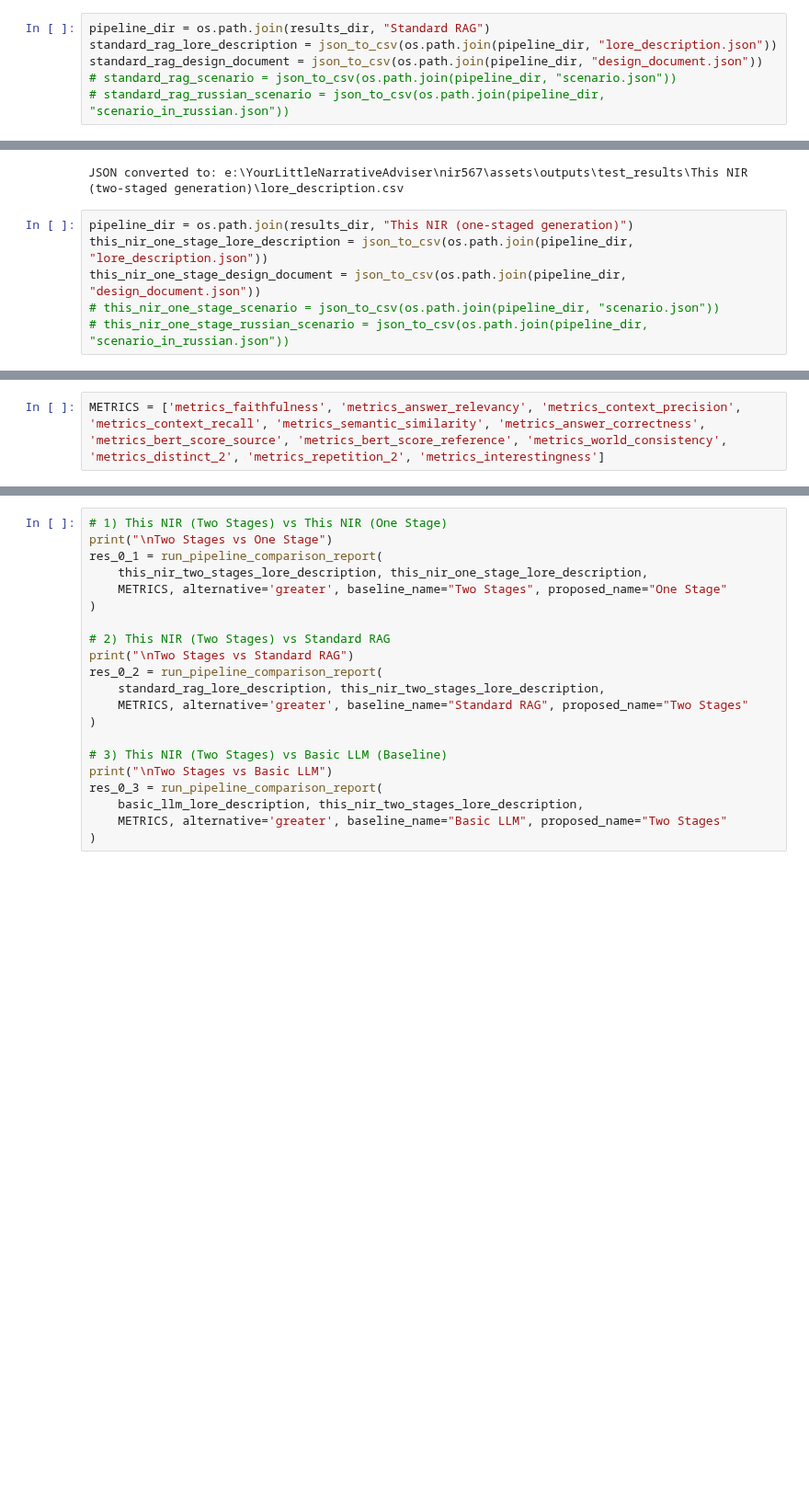
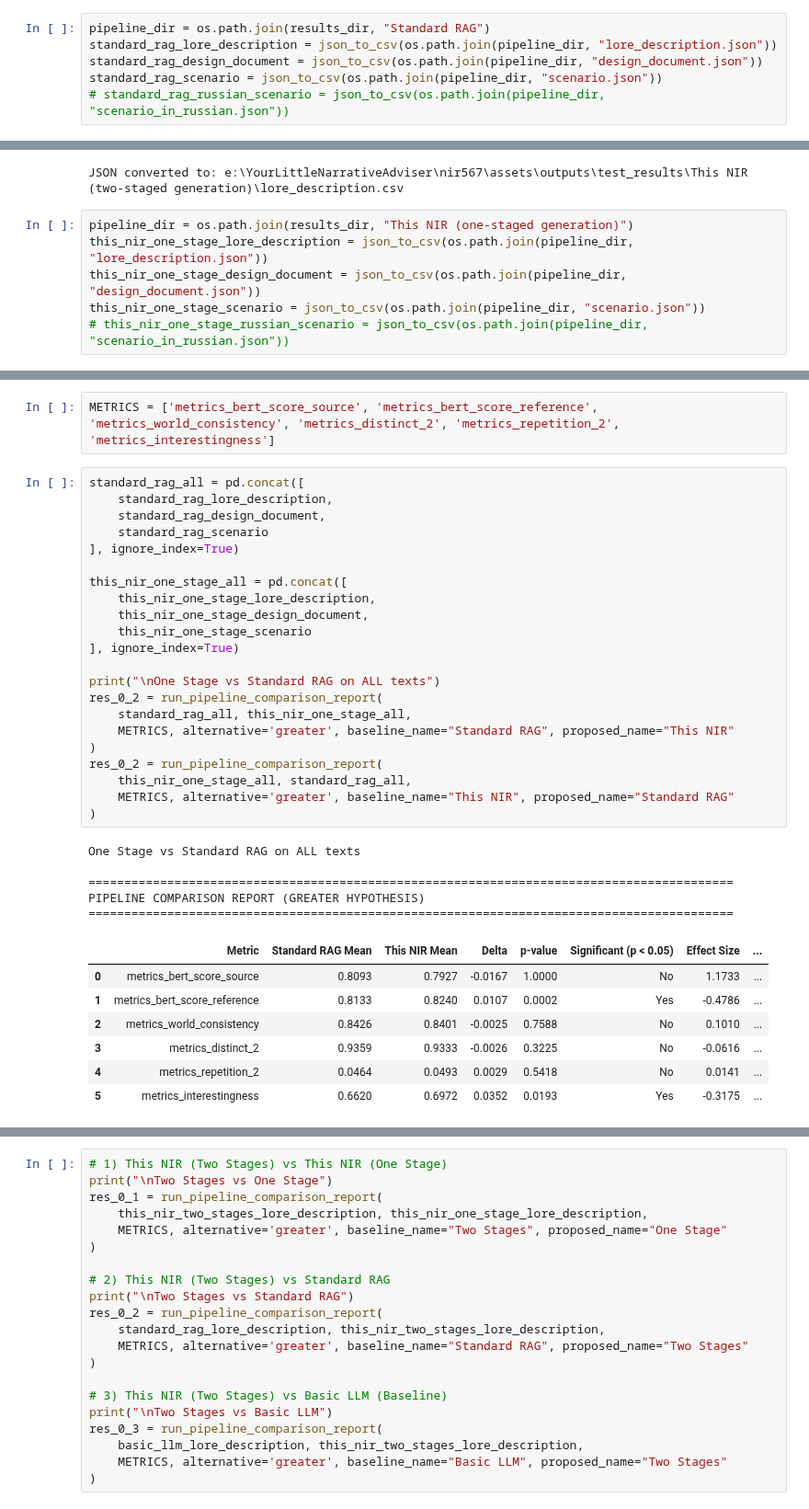
Before and after one commit to Alisazzzz/nir567, a Jupyter notebook: notebooks/testing_several_answer_pipelines.ipynb, the cells around one changed output, grey strips where cells are left out. Shown at 92% size. Drawn from its saved outputs; the diff is of its cells as text; blank space fills up the shorter version.

```diff
--- a/notebooks/testing_several_answer_pipelines.ipynb
+++ b/notebooks/testing_several_answer_pipelines.ipynb
@@ -986,7 +960,7 @@ JSON converted to: e:\YourLittleNarrativeAdviser\nir567\assets\outputs\test_resu
 pipeline_dir = os.path.join(results_dir, "Standard RAG")
 standard_rag_lore_description = json_to_csv(os.path.join(pipeline_dir, "lore_description.json"))
 standard_rag_design_document = json_to_csv(os.path.join(pipeline_dir, "design_document.json"))
-# standard_rag_scenario = json_to_csv(os.path.join(pipeline_dir, "scenario.json"))
+standard_rag_scenario = json_to_csv(os.path.join(pipeline_dir, "scenario.json"))
 # standard_rag_russian_scenario = json_to_csv(os.path.join(pipeline_dir, "scenario_in_russian.json"))
 # %% [output]
 JSON converted to: e:\YourLittleNarrativeAdviser\nir567\assets\outputs\test_results\Standard RAG\lore_description.csv
@@ -1002,7 +978,7 @@ JSON converted to: e:\YourLittleNarrativeAdviser\nir567\assets\outputs\test_resu
 pipeline_dir = os.path.join(results_dir, "This NIR (one-staged generation)")
 this_nir_one_stage_lore_description = json_to_csv(os.path.join(pipeline_dir, "lore_description.json"))
 this_nir_one_stage_design_document = json_to_csv(os.path.join(pipeline_dir, "design_document.json"))
-# this_nir_one_stage_scenario = json_to_csv(os.path.join(pipeline_dir, "scenario.json"))
+this_nir_one_stage_scenario = json_to_csv(os.path.join(pipeline_dir, "scenario.json"))
 # this_nir_one_stage_russian_scenario = json_to_csv(os.path.join(pipeline_dir, "scenario_in_russian.json"))
 # %% [output]
 JSON converted to: e:\YourLittleNarrativeAdviser\nir567\assets\outputs\test_results\This NIR (one-staged generation)\lore_description.csv
@@ -1009,2 +987,37 @@ JSON converted to: e:\YourLittleNarrativeAdviser\nir567\assets\outputs\test_resu
 # %%
-METRICS = ['metrics_faithfulness', 'metrics_answer_relevancy', 'metrics_context_precision', 'metrics_context_recall', 'metrics_semantic_similarity', 'metrics_answer_correctness', 'metrics_bert_score_source', 'metrics_bert_score_reference', 'metrics_world_consistency', 'metrics_distinct_2', 'metrics_repetition_2', 'metrics_interestingness']
+METRICS = ['metrics_bert_score_source', 'metrics_bert_score_reference', 'metrics_world_consistency', 'metrics_distinct_2', 'metrics_repetition_2', 'metrics_interestingness']
+# %%
+standard_rag_all = pd.concat([
+    standard_rag_lore_description,
+    standard_rag_design_document,
+    standard_rag_scenario
+], ignore_index=True)
+
+this_nir_one_stage_all = pd.concat([
+    this_nir_one_stage_lore_description,
+    this_nir_one_stage_design_document,
+    this_nir_one_stage_scenario
+], ignore_index=True)
+
+print("\nOne Stage vs Standard RAG on ALL texts")
+res_0_2 = run_pipeline_comparison_report(
+    standard_rag_all, this_nir_one_stage_all,
+    METRICS, alternative='greater', baseline_name="Standard RAG", proposed_name="This NIR"
+)
+res_0_2 = run_pipeline_comparison_report(
+    this_nir_one_stage_all, standard_rag_all,
+    METRICS, alternative='greater', baseline_name="This NIR", proposed_name="Standard RAG"
+)
+# %% [output]
+One Stage vs Standard RAG on ALL texts
+
+==========================================================================================
+PIPELINE COMPARISON REPORT (GREATER HYPOTHESIS)
+==========================================================================================
+|  | Metric | Standard RAG Mean | This NIR Mean | Delta | p-value | Significant (p < 0.05) | Effect Size | ... |
+| 0 | metrics_bert_score_source | 0.8093 | 0.7927 | -0.0167 | 1.0000 | No | 1.1733 | ... |
+| 1 | metrics_bert_score_reference | 0.8133 | 0.8240 | 0.0107 | 0.0002 | Yes | -0.4786 | ... |
+| 2 | metrics_world_consistency | 0.8426 | 0.8401 | -0.0025 | 0.7588 | No | 0.1010 | ... |
+| 3 | metrics_distinct_2 | 0.9359 | 0.9333 | -0.0026 | 0.3225 | No | -0.0616 | ... |
+| 4 | metrics_repetition_2 | 0.0464 | 0.0493 | 0.0029 | 0.5418 | No | 0.0141 | ... |
+| 5 | metrics_interestingness | 0.6620 | 0.6972 | 0.0352 | 0.0193 | Yes | -0.3175 | ... |
```
Also changed, not shown: parts of 23 cells of this notebook, 23 other files.
